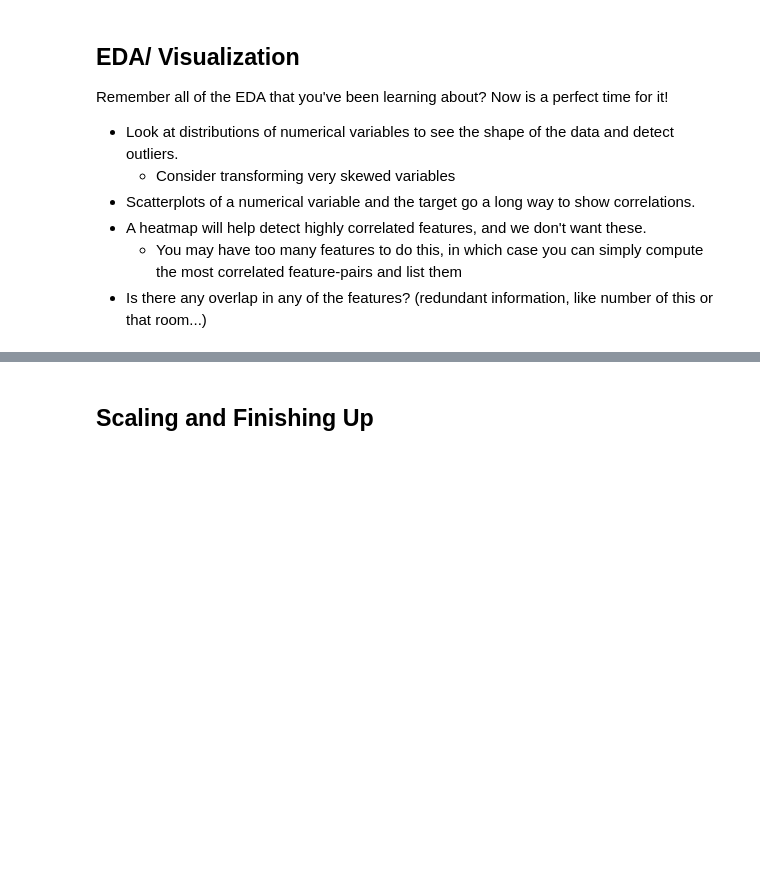
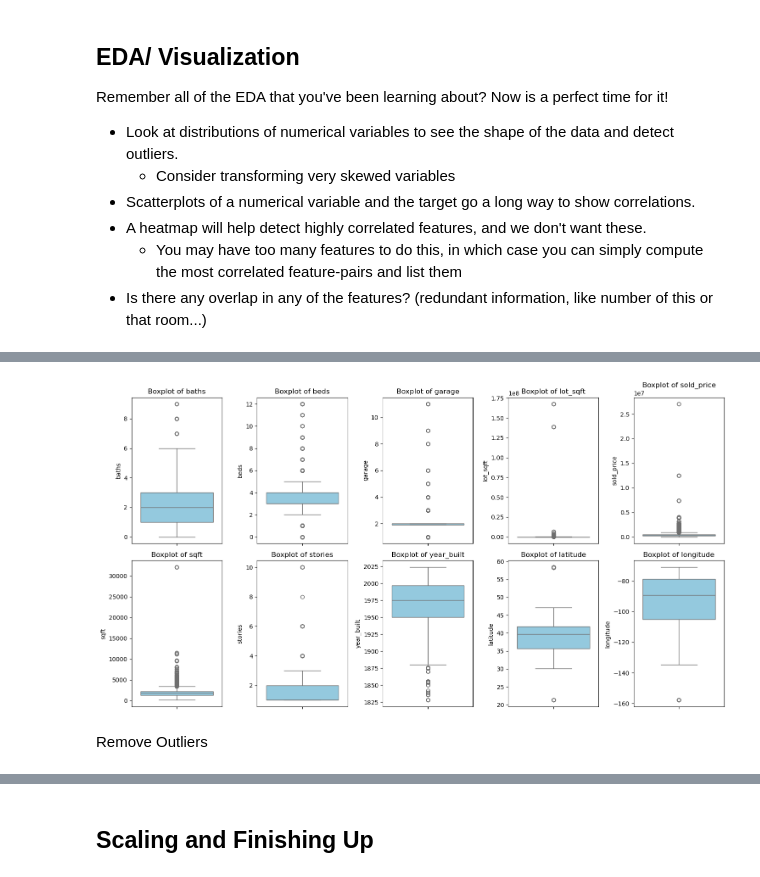
Before and after one commit to Ikenna1414/DS_Midterm_Project, a Jupyter notebook: notebooks/1 - EDA.ipynb, the cells around one changed output, grey strips where cells are left out. Saved outputs shown, nothing was run; the diff lists cells and outputs as text; code cells hidden in the pictures; blank space fills up the shorter version.

```diff
--- a/notebooks/1 - EDA.ipynb
+++ b/notebooks/1 - EDA.ipynb
@@ -280,0 +304,23 @@ Consider the fact that with tags, there are a lot of categorical variables.
+# %%
+# OHE categorical variables/ tags here
+# tags will have to be done manually
+
+from functions_variables import get_tag_counts
+
+tag_counts = get_tag_counts(raw_df)
+
+print(f"Number of unique tags: {len(tag_counts)}")
+
+# Show top 20 tags
+print(tag_counts.most_common(20))
+
+top_20_tags = [tag for tag, count in tag_counts.most_common(20)]
+
+for tag in top_20_tags:
+    df_modified[f"tag_{tag}"] = raw_df["tags"].apply(lambda x: int(tag in x) if isinstance(x, list) else 0)
+
+
+df_modified.to_csv("../data/processed/property_listings_with_tags.csv", index=False)
+
+# df_modified.describe()
+df_modified.info()
@@ -316,0 +549,16 @@ Remember all of the EDA that you've been learning about?  Now is a perfect time
+# %%
+numeric_features = ['baths', 'beds', 'garage', 'lot_sqft', 'sold_price', 'sqft', 'stories', 'year_built', 'latitude', 'longitude']
+
+# Create boxplots for each feature
+plt.figure(figsize=(15, 8))
+for i, feature in enumerate(numeric_features):
+    plt.subplot(2, (len(numeric_features) + 1) // 2, i + 1)
+    sns.boxplot(y=df_cleaned[feature], color='skyblue')
+    plt.title(f'Boxplot of {feature}')
+    plt.tight_layout()
+
+plt.show()
+# %% [output]
+[figure, added]
+# %% [markdown]
+Remove Outliers
```
Also changed, not shown: parts of 27 cells of this notebook, 3 other files.
